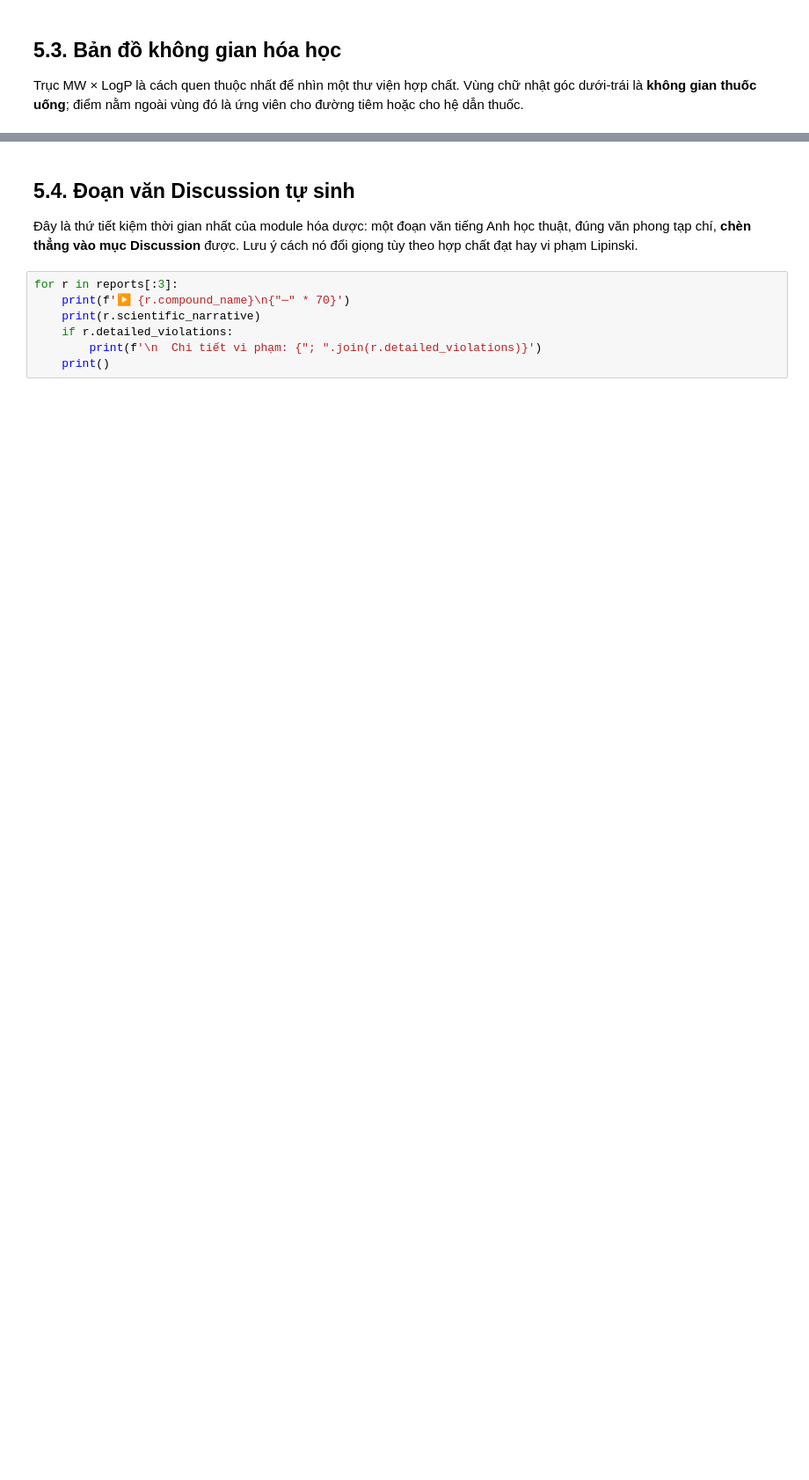
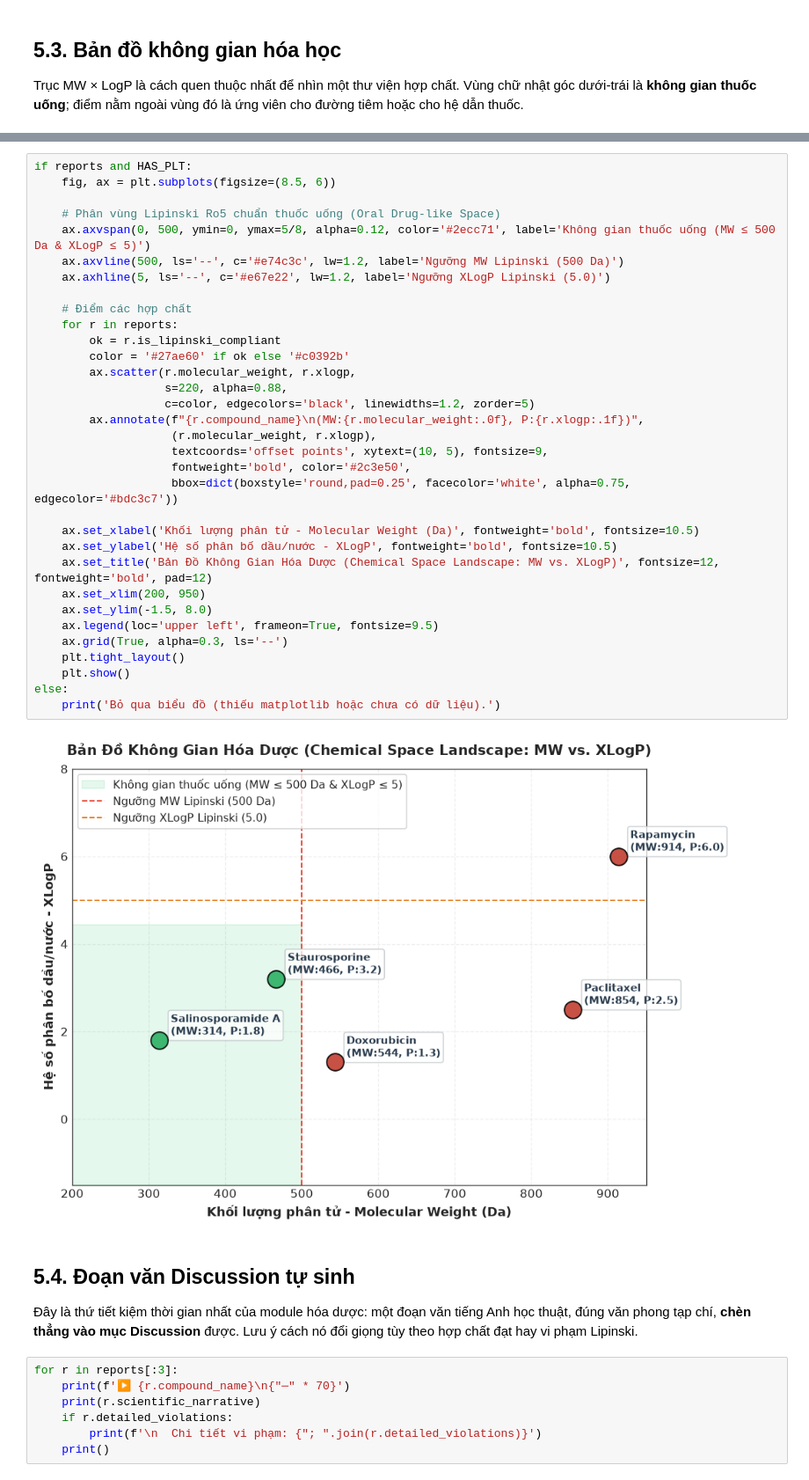
Before and after one commit to colinhuang-ai/fu888lyk_bioresearch, a Jupyter notebook: notebooks/01_anticancer_discovery_pipeline.ipynb, the cells around one changed output, grey strips where cells are left out. Shown at 88% size. Drawn from its saved outputs; the diff is of its cells as text; blank space fills up the shorter version.

```diff
--- a/notebooks/01_anticancer_discovery_pipeline.ipynb
+++ b/notebooks/01_anticancer_discovery_pipeline.ipynb
@@ -455,3 +623,38 @@ else:
+# %%
+if reports and HAS_PLT:
+    fig, ax = plt.subplots(figsize=(8.5, 6))
+
+    # Phân vùng Lipinski Ro5 chuẩn thuốc uống (Oral Drug-like Space)
+    ax.axvspan(0, 500, ymin=0, ymax=5/8, alpha=0.12, color='#2ecc71', label='Không gian thuốc uống (MW ≤ 500 Da & XLogP ≤ 5)')
+    ax.axvline(500, ls='--', c='#e74c3c', lw=1.2, label='Ngưỡng MW Lipinski (500 Da)')
+    ax.axhline(5, ls='--', c='#e67e22', lw=1.2, label='Ngưỡng XLogP Lipinski (5.0)')
+
+    # Điểm các hợp chất
+    for r in reports:
+        ok = r.is_lipinski_compliant
+        color = '#27ae60' if ok else '#c0392b'
+        ax.scatter(r.molecular_weight, r.xlogp,
+                   s=220, alpha=0.88,
+                   c=color, edgecolors='black', linewidths=1.2, zorder=5)
+        ax.annotate(f"{r.compound_name}\n(MW:{r.molecular_weight:.0f}, P:{r.xlogp:.1f})",
+                    (r.molecular_weight, r.xlogp),
+                    textcoords='offset points', xytext=(10, 5), fontsize=9,
+                    fontweight='bold', color='#2c3e50',
+                    bbox=dict(boxstyle='round,pad=0.25', facecolor='white', alpha=0.75, edgecolor='#bdc3c7'))
+
+    ax.set_xlabel('Khối lượng phân tử - Molecular Weight (Da)', fontweight='bold', fontsize=10.5)
+    ax.set_ylabel('Hệ số phân bố dầu/nước - XLogP', fontweight='bold', fontsize=10.5)
+    ax.set_title('Bản Đồ Không Gian Hóa Dược (Chemical Space Landscape: MW vs. XLogP)', fontsize=12, fontweight='bold', pad=12)
+    ax.set_xlim(200, 950)
+    ax.set_ylim(-1.5, 8.0)
+    ax.legend(loc='upper left', frameon=True, fontsize=9.5)
+    ax.grid(True, alpha=0.3, ls='--')
+    plt.tight_layout()
+    plt.show()
+else:
+    print('Bỏ qua biểu đồ (thiếu matplotlib hoặc chưa có dữ liệu).')
+# %% [output]
+[figure, added]
 # %% [markdown]
 ## 5.4. Đoạn văn Discussion tự sinh
 
```
Also changed, not shown: parts of 29 cells of this notebook, 13 other files.
